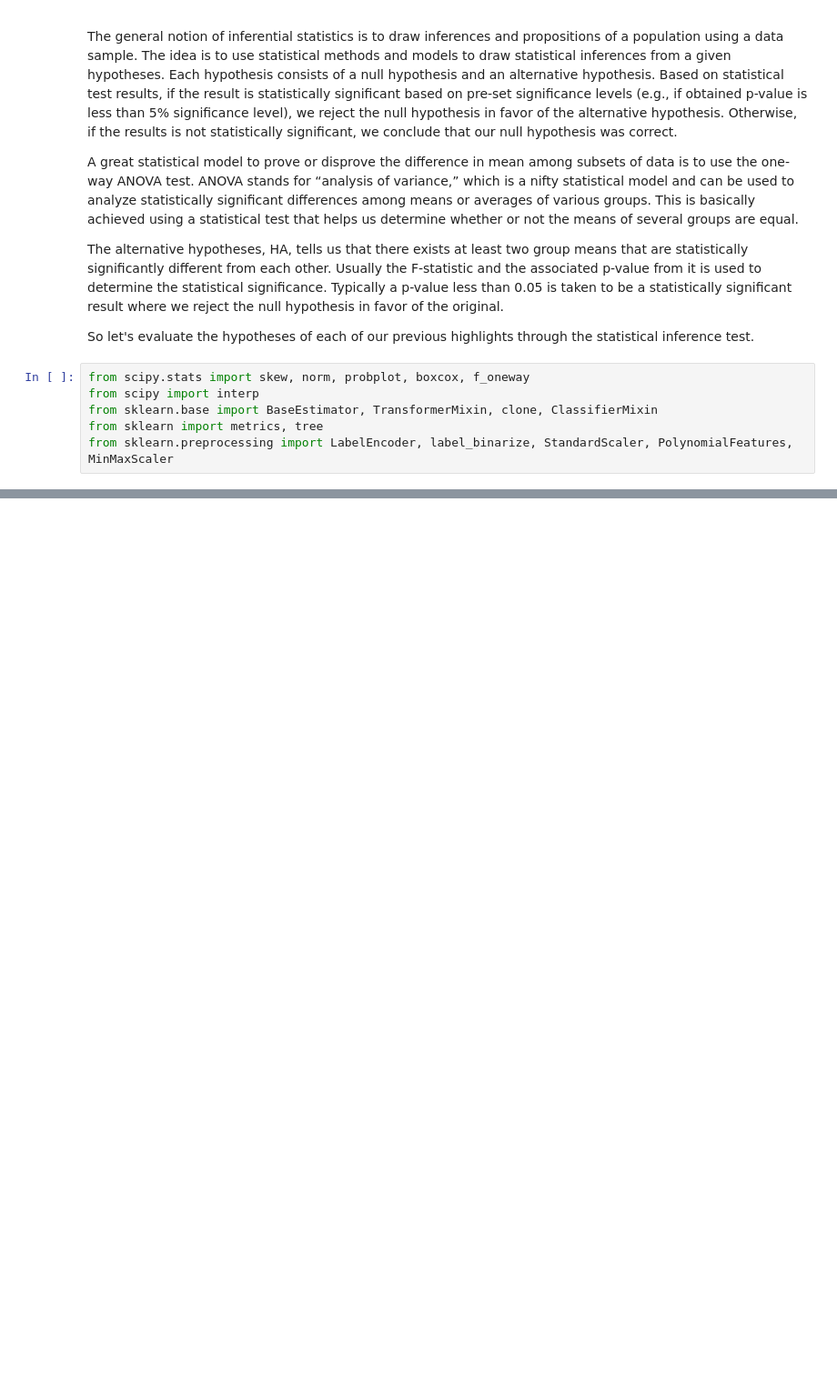
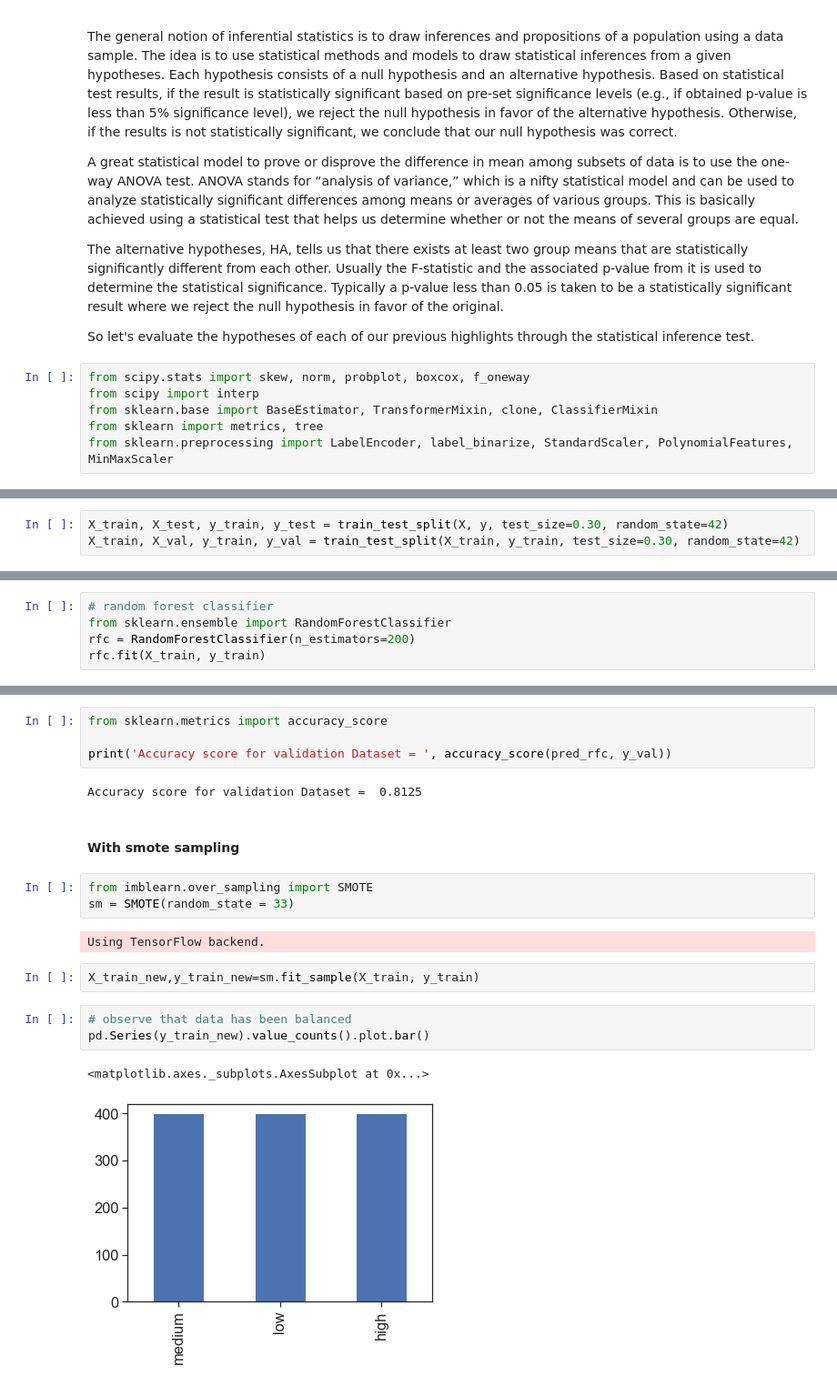
Before and after one commit to SingStuti/winepredict, a Jupyter notebook: wine.ipynb, the cells around one changed output, grey strips where cells are left out. Shown: that part at 91% size. Drawn from its saved outputs; the diff is of its cells as text; blank space fills up the shorter version.

```diff
--- a/wine.ipynb
+++ b/wine.ipynb
@@ -226,0 +250,3 @@ F Statistic: 45.71       feature:total sulfur dioxide   p-value: 0.000  Null Hyp
+# %%
+X_train, X_test, y_train, y_test = train_test_split(X, y, test_size=0.30, random_state=42)
+X_train, X_val, y_train, y_val = train_test_split(X_train, y_train, test_size=0.30, random_state=42)
@@ -226,0 +267,5 @@ F Statistic: 45.71       feature:total sulfur dioxide   p-value: 0.000  Null Hyp
+# %%
+# random forest classifier
+from sklearn.ensemble import RandomForestClassifier
+rfc = RandomForestClassifier(n_estimators=200)
+rfc.fit(X_train, y_train)
@@ -226,0 +297,21 @@ F Statistic: 45.71       feature:total sulfur dioxide   p-value: 0.000  Null Hyp
+# %%
+from sklearn.metrics import accuracy_score
+
+print('Accuracy score for validation Dataset = ', accuracy_score(pred_rfc, y_val))
+# %% [output]
+Accuracy score for validation Dataset =  0.8125
+# %% [markdown]
+#### With smote sampling
+# %%
+from imblearn.over_sampling import SMOTE
+sm = SMOTE(random_state = 33)
+# %% [output]
+Using TensorFlow backend.
+# %%
+X_train_new,y_train_new=sm.fit_sample(X_train, y_train)
+# %%
+# observe that data has been balanced
+pd.Series(y_train_new).value_counts().plot.bar()
+# %% [output]
+<matplotlib.axes._subplots.AxesSubplot at 0x...>
+[figure, added]
```
Also changed, not shown: parts of 21 cells of this notebook.
